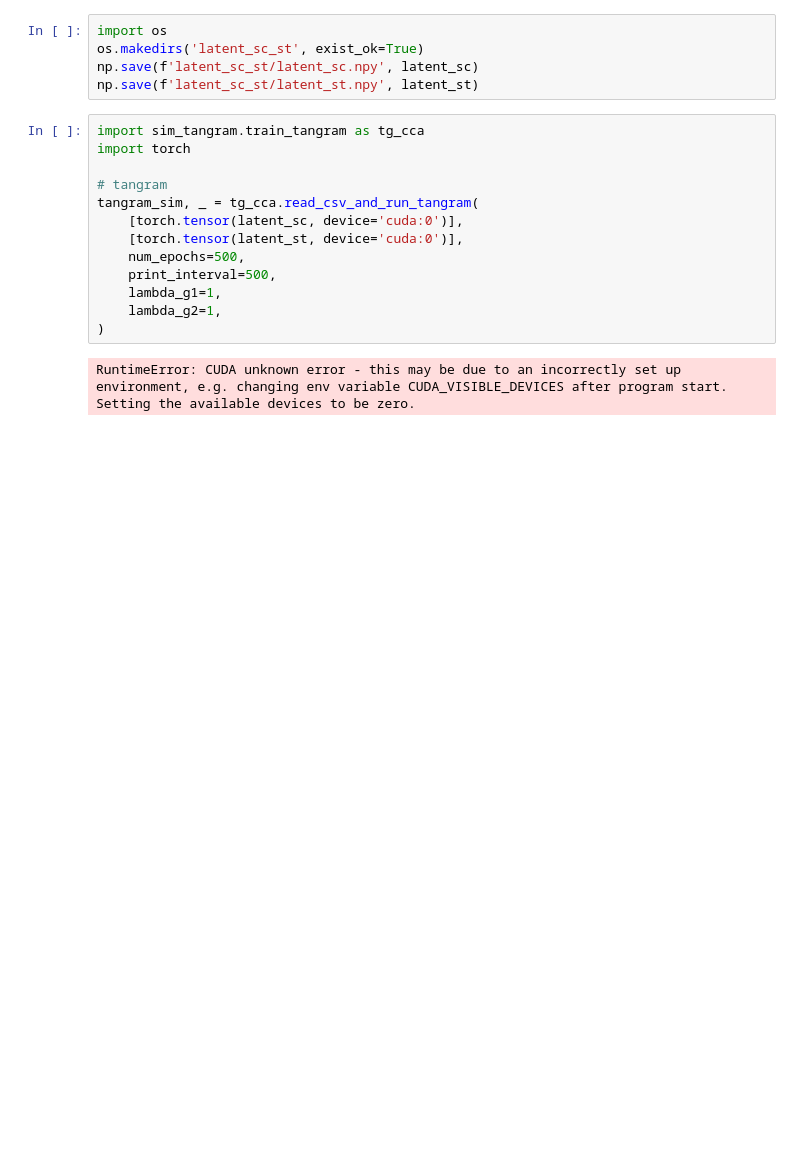
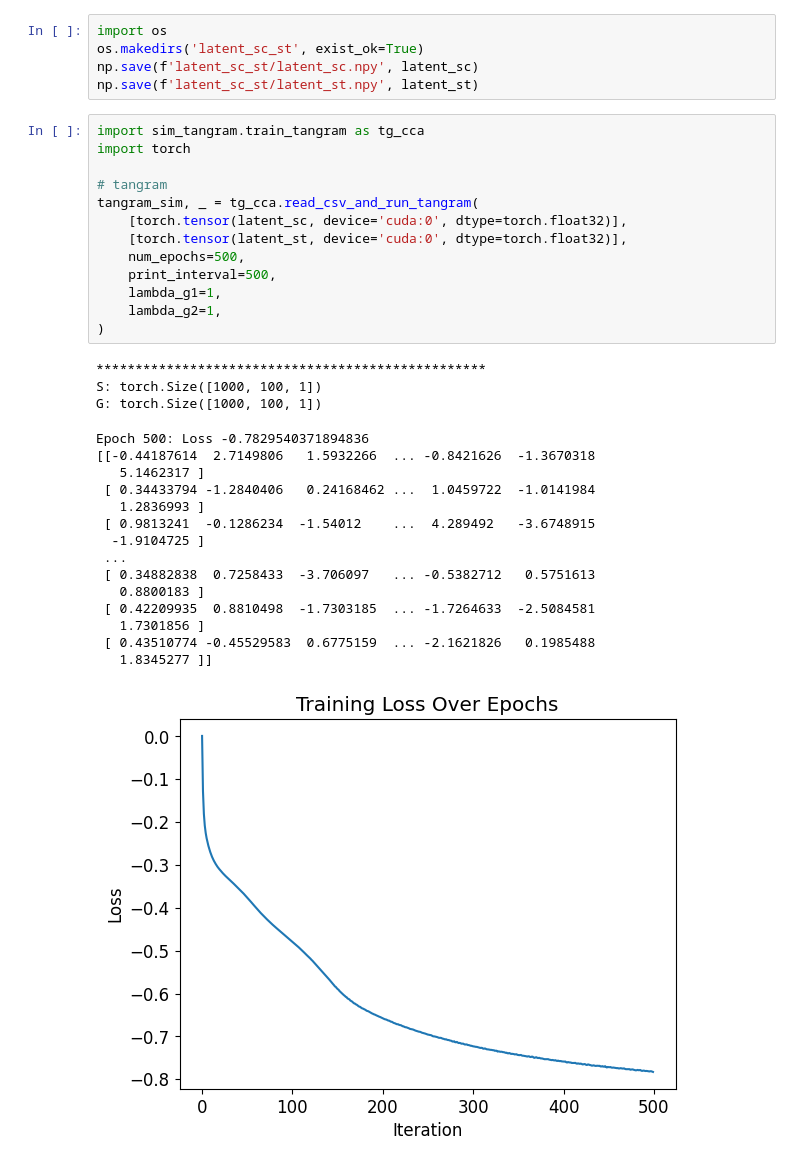
Before and after one commit to darkwilldie/MUSE, a Jupyter notebook: MUSE_demo/MUSE_demo.ipynb, the cells around one changed output. Drawn from its saved outputs; the diff is of its cells as text; blank space fills up the shorter version.

```diff
--- a/MUSE_demo/MUSE_demo.ipynb
+++ b/MUSE_demo/MUSE_demo.ipynb
@@ -404,18 +428,35 @@ np.save(f'latent_sc_st/latent_st.npy', latent_st)
 # %%
 import sim_tangram.train_tangram as tg_cca
 import torch
 
 # tangram
 tangram_sim, _ = tg_cca.read_csv_and_run_tangram(
-    [torch.tensor(latent_sc, device='cuda:0')],
-    [torch.tensor(latent_st, device='cuda:0')],
+    [torch.tensor(latent_sc, device='cuda:0', dtype=torch.float32)],
+    [torch.tensor(latent_st, device='cuda:0', dtype=torch.float32)],
     num_epochs=500,
     print_interval=500,
     lambda_g1=1,
     lambda_g2=1,
 )
 # %% [output]
-RuntimeError: CUDA unknown error - this may be due to an incorrectly set up environment, e.g. changing env variable CUDA_VISIBLE_DEVICES after program start. Setting the available devices to be zero.
+**************************************************
+S: torch.Size([1000, 100, 1])
+G: torch.Size([1000, 100, 1])
+Epoch 500: Loss -0.7829540371894836
+[[-0.44187614  2.7149806   1.5932266  ... -0.8421626  -1.3670318
+   5.1462317 ]
+ [ 0.34433794 -1.2840406   0.24168462 ...  1.0459722  -1.0141984
+   1.2836993 ]
+ [ 0.9813241  -0.1286234  -1.54012    ...  4.289492   -3.6748915
+  -1.9104725 ]
+ ...
+ [ 0.34882838  0.7258433  -3.706097   ... -0.5382712   0.5751613
+   0.8800183 ]
+ [ 0.42209935  0.8810498  -1.7303185  ... -1.7264633  -2.5084581
+   1.7301856 ]
+ [ 0.43510774 -0.45529583  0.6775159  ... -2.1621826   0.1985488
+   1.8345277 ]]
+[figure, added]
 # %%
 # 用cosine_similarity驱动的tangram进行计算
 import cos_tg.train_tangram as tg_cos
```
Also changed, not shown: parts of 16 cells of this notebook, 8 other files.
